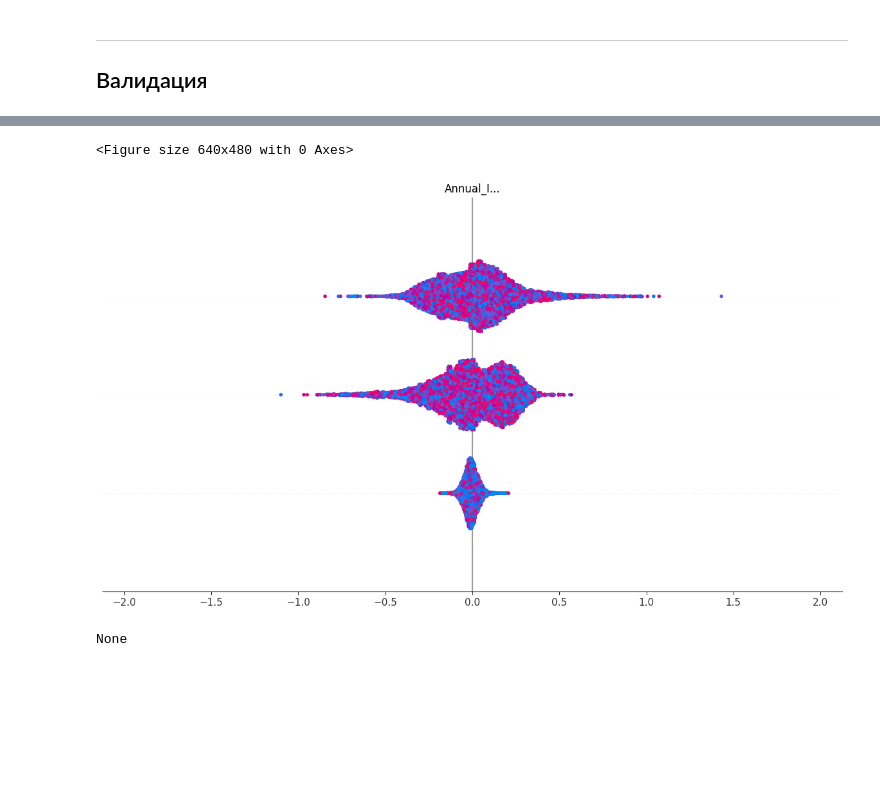
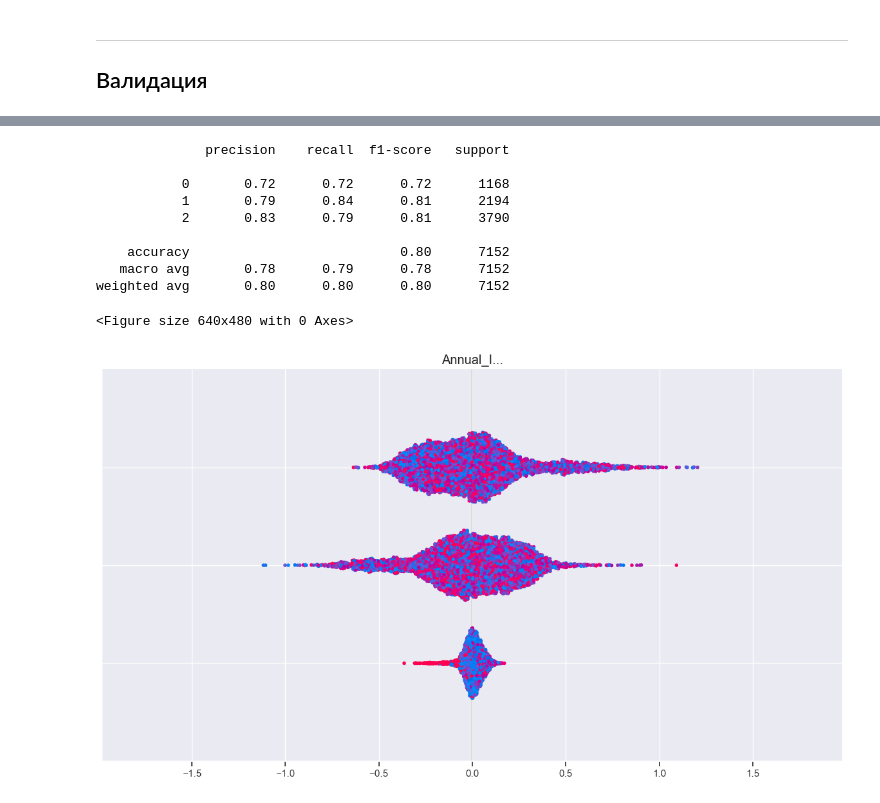
Before and after one commit to Caaac/CRM_with_scoring, a Jupyter notebook: backend/model/main.ipynb, the cells around one changed output, grey strips where cells are left out. Drawn from its saved outputs; the diff is of its cells as text; code cells hidden in the pictures; blank space fills up the shorter version.

Commit message:
[feat] Compared XGBoost/LightGBM/CatBoost | selected CatBoost

```diff
--- a/backend/model/main.ipynb
+++ b/backend/model/main.ipynb
@@ -315,0 +337,41 @@ mean accuracy score -- 0.7685695710385791 0.002
+# %%
+X = df.drop(['target'], axis=1)
+y = df['target']
+n_splits = 10
+
+scores = []
+kf = StratifiedKFold(n_splits=n_splits, shuffle=True, random_state=7575)
+
+class_weights = {
+    'Poor': 1.5,
+    'Standard': 1.0,
+    'Good': 2.0
+}
+
+clf_for_catboost = CatBoostClassifier(
+    iterations=1000,
+    learning_rate=0.1,
+    depth=6,
+    cat_features=cat_features,
+    eval_metric='MultiClass',  # Установите метрику для многоклассовой классификации
+    random_seed=7575,
+    verbose=0,  # Установите в 0, чтобы отключить вывод во время обучения
+    # class_weights=class_weights
+)
+for train_index, test_index in kf.split(X, y):
+    X_train, X_test = X.iloc[train_index], X.iloc[test_index]
+    y_train, y_test = y.iloc[train_index], y.iloc[test_index]
+
+    X_train, X_val, y_train, y_val = train_test_split(X_train, y_train, test_size=0.3, random_state=7575)
+
+    # Обучение модели на обучающей выборке
+    clf_for_catboost.fit(X_train, y_train)
+
+    # Прогнозирование на тестовом наборе
+    y_pred = clf_for_catboost.predict(X_test)
+    score = accuracy_score(y_test, y_pred)
+    scores.append(score)
+
+    print(f"fold: acc: {score}")
+
+print("mean accuracy score --", np.mean(scores), np.std(scores).round(4))
@@ -316,12 +399,23 @@ mean accuracy score -- 0.7685695710385791 0.002
+# %%
+
+print(classification_report(y_test, y_pred))
+# %% [output]
+              precision    recall  f1-score   support
+
+           0       0.72      0.72      0.72      1168
+           1       0.79      0.84      0.81      2194
+           2       0.83      0.79      0.81      3790
+
+    accuracy                           0.80      7152
+   macro avg       0.78      0.79      0.78      7152
+weighted avg       0.80      0.80      0.80      7152
 # %%
 explainer = shap.TreeExplainer(clf_for_catboost)
 shap_values = explainer.shap_values(X_test)
-
-print(shap.summary_plot(shap_values, X_test))
+shap.summary_plot(shap_values, X_test)
 # %% [output]
 <Figure size 640x480 with 0 Axes>
-[figure, old version]
+[figure, new version]
-None
 # %%
 from sklearn.inspection import permutation_importance
 import matplotlib.pyplot as plt
```
Also changed, not shown: parts of 25 cells of this notebook, 8 other files.
